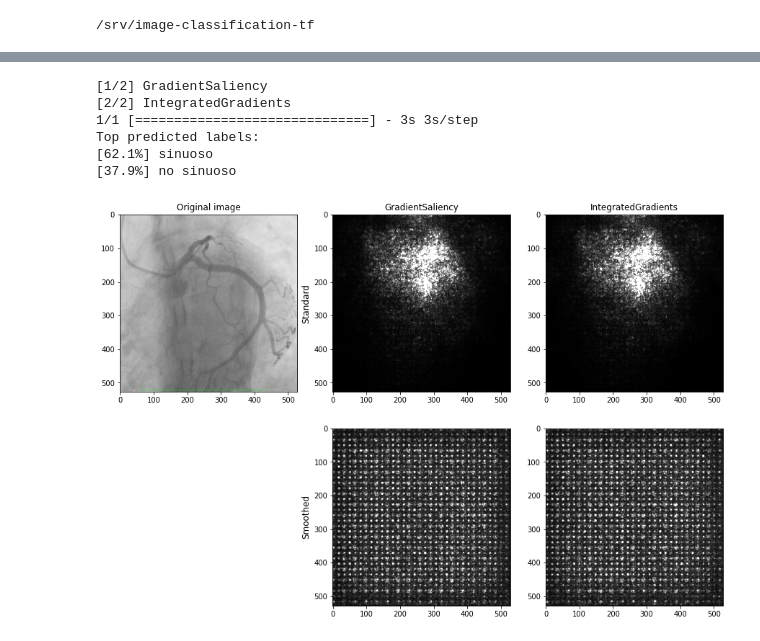
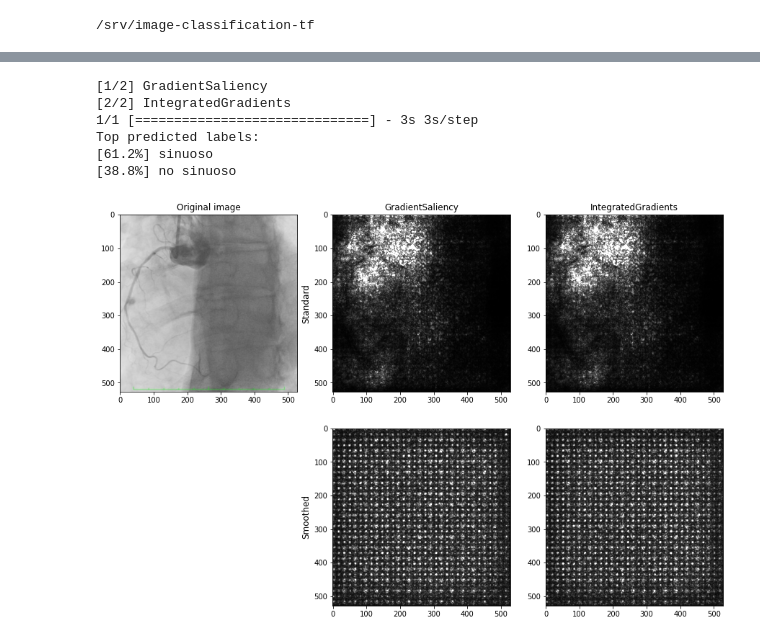
Before and after one commit to MiriamCobo/CoronaryArteries, a Jupyter notebook: notebooks/3.2-Saliency_maps-45.ipynb, the cells around one changed output, grey strips where cells are left out. Drawn from its saved outputs; the diff is of its cells as text; code cells hidden in the pictures.

```diff
--- a/notebooks/3.2-Saliency_maps-45.ipynb
+++ b/notebooks/3.2-Saliency_maps-45.ipynb
@@ -123,5 +123,5 @@ Top predicted labels:
 # %%
-FILEPATH = '/srv/datos/Tortuosos/3907/3907_spider_s.jpg'
+FILEPATH = '/srv/datos/Tortuosos/3907/3907_45_s.jpg'
 saliency_types = [GradientSaliency, IntegratedGradients]#, VisualBackprop] # --> VisualBackprop seems to give errors
 # https://stackoverflow.com/questions/52606751/invalidargumenterror-input-10-is-both-fed-and-fetched posible solucion al error
 
@@ -152,34 +152,34 @@ fig.delaxes(axs[1])
 axs = axs[2:]
 
 # Saliency maps
 axs[0].set_ylabel('Standard', fontsize=12)
 axs[1].set_ylabel('Smoothed', fontsize=12)
 for i, f in enumerate(saliency_types):
     print('[{}/{}] {}'.format(i+1, len(saliency_types), f.__name__))
     saliency_func = f(model)
 
     # Normal map
     mask = saliency_func.get_mask(img_arr)
     mask = np.sum(np.abs(mask), axis=2)
     axs[i*2].imshow(mask, cmap=plt.cm.gray, vmin=np.amin(mask), vmax=np.percentile(mask, 98))
     axs[i*2].set_title(saliency_func.__class__.__name__, fontsize=12)
 
     # Smoothgrad map
     mask = saliency_func.get_smoothed_mask(img_arr) # el error esta en get_smoothed_mask de visual_backprop
     mask = np.sum(np.abs(mask), axis=2)
     axs[i*2+1].imshow(mask, cmap=plt.cm.gray, vmin=np.amin(mask), vmax=np.percentile(mask, 98))
 
 # Print predicted labels
 pred_lab, pred_prob = predict(model, FILEPATH, conf, top_K=TOP_K)#, filemode='local')
 print('Top predicted labels:')
 for j in range(pred_lab.shape[1]):
     print('[{:.1f}%] {}'.format(pred_prob[0, j] * 100, class_names[pred_lab[0, j]]))
 # %% [output]
 [1/2] GradientSaliency
 [2/2] IntegratedGradients
 1/1 [==============================] - 3s 3s/step
 Top predicted labels:
-[62.1%] sinuoso
-[37.9%] no sinuoso
+[61.2%] sinuoso
+[38.8%] no sinuoso
-[figure, old version]
+[figure, new version]
 # %%
```
Also changed, not shown: parts of 3 cells of this notebook, 2 other files.
